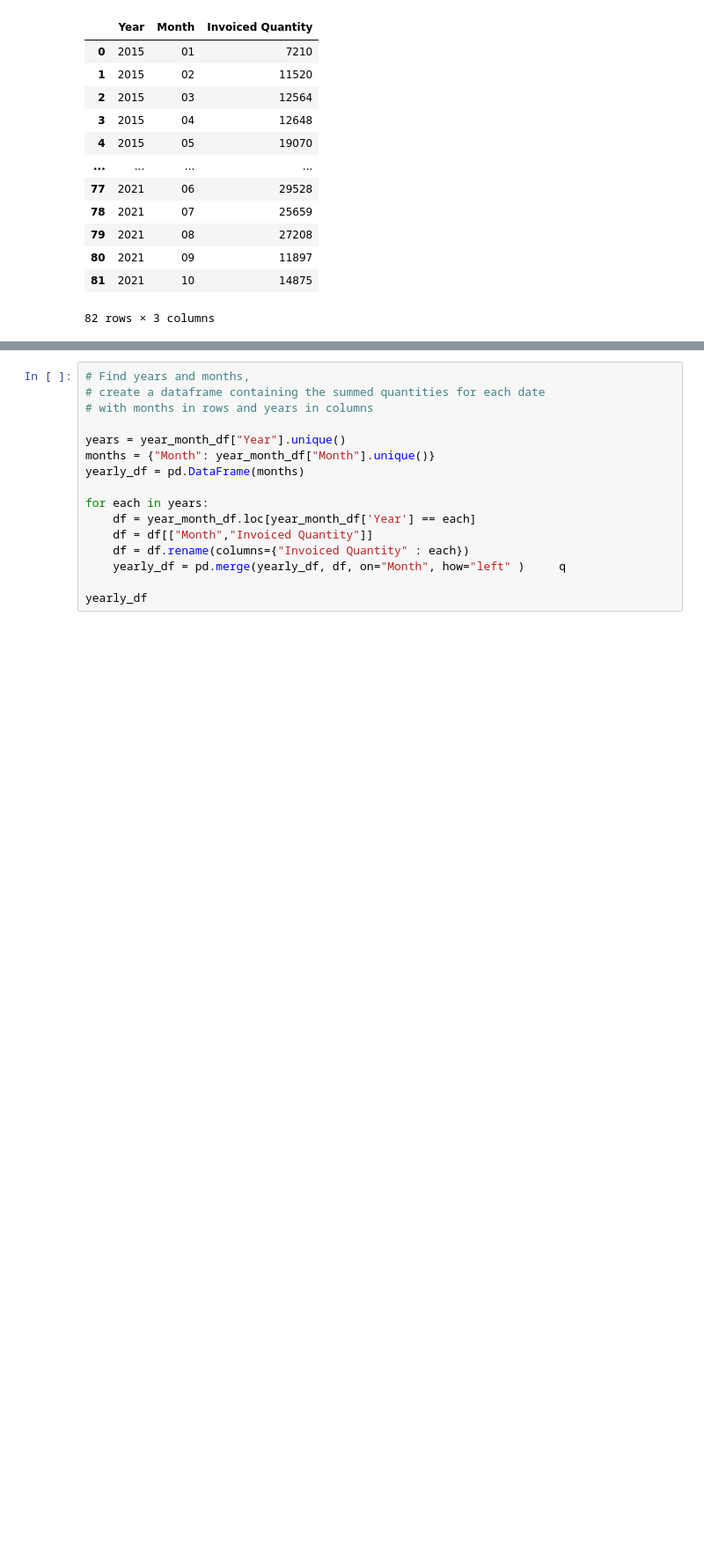
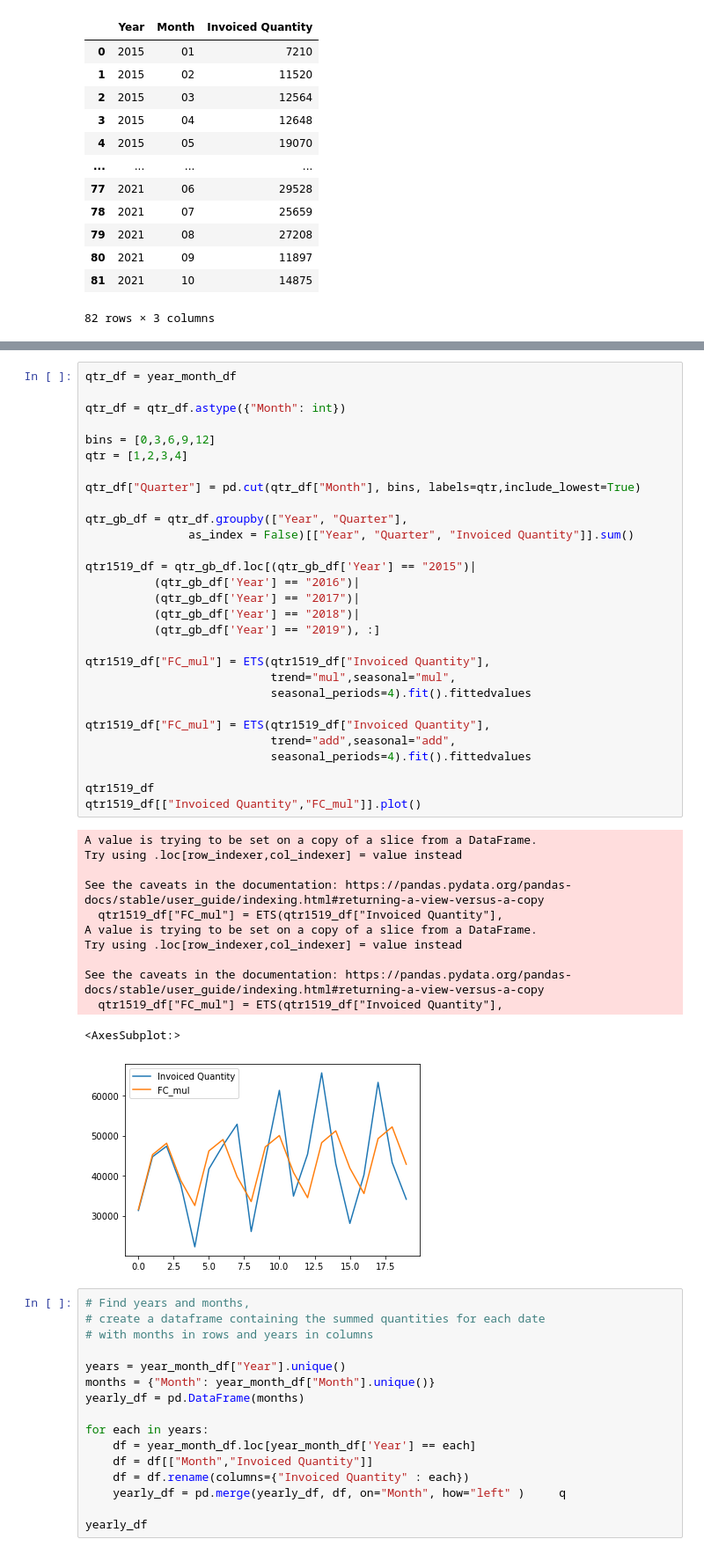
Before and after one commit to 2Delta/GT-Coding-Boot-Camp_Project-1, a Jupyter notebook: Project_01_BicycleSales_forecast.ipynb, the cells around one changed output, grey strips where cells are left out. Shown at 88% size. Drawn from its saved outputs; the diff is of its cells as text; blank space fills up the shorter version.

```diff
--- a/Project_01_BicycleSales_forecast.ipynb
+++ b/Project_01_BicycleSales_forecast.ipynb
@@ -257,3 +233,45 @@ qtr1519_df
+# %%
+qtr_df = year_month_df
+
+qtr_df = qtr_df.astype({"Month": int})
+
+bins = [0,3,6,9,12]
+qtr = [1,2,3,4]
+
+qtr_df["Quarter"] = pd.cut(qtr_df["Month"], bins, labels=qtr,include_lowest=True)
+
+qtr_gb_df = qtr_df.groupby(["Year", "Quarter"],
+               as_index = False)[["Year", "Quarter", "Invoiced Quantity"]].sum()
+
+qtr1519_df = qtr_gb_df.loc[(qtr_gb_df['Year'] == "2015")|
+          (qtr_gb_df['Year'] == "2016")|
+          (qtr_gb_df['Year'] == "2017")|
+          (qtr_gb_df['Year'] == "2018")|
+          (qtr_gb_df['Year'] == "2019"), :]
+
+qtr1519_df["FC_mul"] = ETS(qtr1519_df["Invoiced Quantity"],
+                           trend="mul",seasonal="mul",
+                           seasonal_periods=4).fit().fittedvalues
+
+qtr1519_df["FC_mul"] = ETS(qtr1519_df["Invoiced Quantity"],
+                           trend="add",seasonal="add",
+                           seasonal_periods=4).fit().fittedvalues
+
+qtr1519_df
+qtr1519_df[["Invoiced Quantity","FC_mul"]].plot()
+# %% [output]
+A value is trying to be set on a copy of a slice from a DataFrame.
+Try using .loc[row_indexer,col_indexer] = value instead
+
+See the caveats in the documentation: https://pandas.pydata.org/pandas-docs/stable/user_guide/indexing.html#returning-a-view-versus-a-copy
+  qtr1519_df["FC_mul"] = ETS(qtr1519_df["Invoiced Quantity"],
+A value is trying to be set on a copy of a slice from a DataFrame.
+Try using .loc[row_indexer,col_indexer] = value instead
+
+See the caveats in the documentation: https://pandas.pydata.org/pandas-docs/stable/user_guide/indexing.html#returning-a-view-versus-a-copy
+  qtr1519_df["FC_mul"] = ETS(qtr1519_df["Invoiced Quantity"],
+<AxesSubplot:>
+[figure, added]
 # %%
 # Find years and months,
 # create a dataframe containing the summed quantities for each date
```
Also changed, not shown: parts of 9 cells of this notebook, 1 other file.
